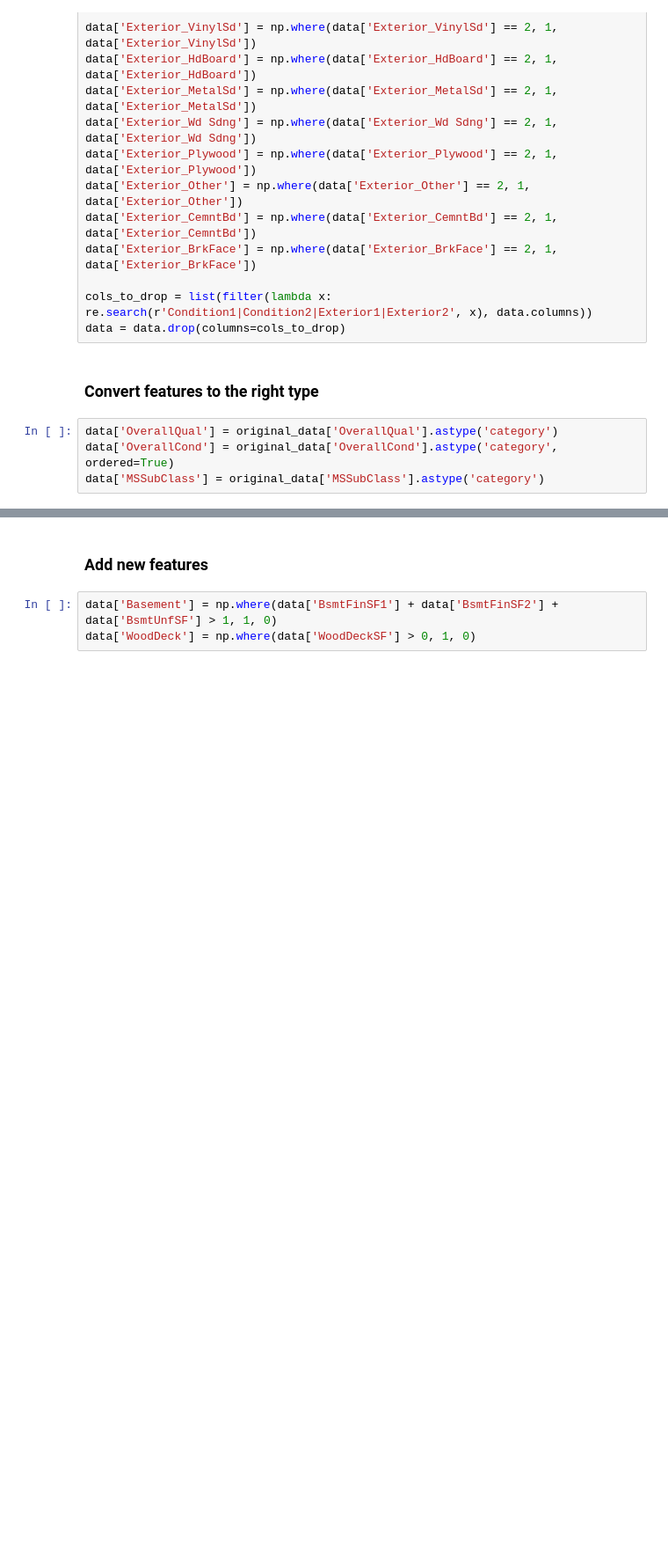
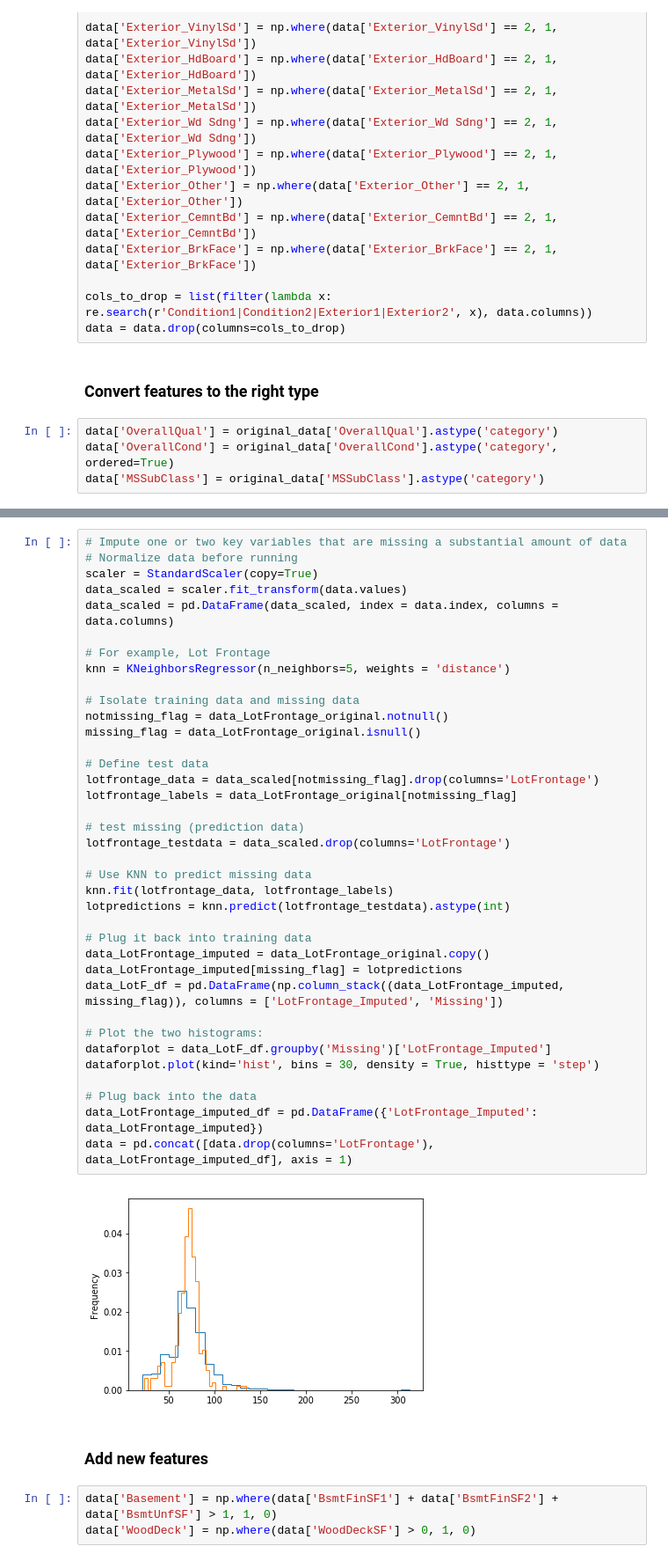
Before and after one commit to emrapport/w207_final_proj, a Jupyter notebook: Working Final Notebook_FeatureEngs.ipynb, the cells around one changed output, grey strips where cells are left out. Shown: that part at 88% size. Saved outputs shown, nothing was run; the diff lists cells and outputs as text; blank space fills up the shorter version.

```diff
--- a/Working Final Notebook_FeatureEngs.ipynb
+++ b/Working Final Notebook_FeatureEngs.ipynb
@@ -207,3 +219,42 @@ data['MSSubClass'] = original_data['MSSubClass'].astype('category')
+# %%
+# Impute one or two key variables that are missing a substantial amount of data
+# Normalize data before running
+scaler = StandardScaler(copy=True)
+data_scaled = scaler.fit_transform(data.values)
+data_scaled = pd.DataFrame(data_scaled, index = data.index, columns = data.columns)
+
+# For example, Lot Frontage
+knn = KNeighborsRegressor(n_neighbors=5, weights = 'distance')
+
+# Isolate training data and missing data
+notmissing_flag = data_LotFrontage_original.notnull()
+missing_flag = data_LotFrontage_original.isnull()
+
+# Define test data
+lotfrontage_data = data_scaled[notmissing_flag].drop(columns='LotFrontage')
+lotfrontage_labels = data_LotFrontage_original[notmissing_flag]
+
+# test missing (prediction data)
+lotfrontage_testdata = data_scaled.drop(columns='LotFrontage')
+
+# Use KNN to predict missing data
+knn.fit(lotfrontage_data, lotfrontage_labels)
+lotpredictions = knn.predict(lotfrontage_testdata).astype(int)
+
+# Plug it back into training data
+data_LotFrontage_imputed = data_LotFrontage_original.copy()
+data_LotFrontage_imputed[missing_flag] = lotpredictions
+data_LotF_df = pd.DataFrame(np.column_stack((data_LotFrontage_imputed, missing_flag)), columns = ['LotFrontage_Imputed', 'Missing'])
+
+# Plot the two histograms:
+dataforplot = data_LotF_df.groupby('Missing')['LotFrontage_Imputed']
+dataforplot.plot(kind='hist', bins = 30, density = True, histtype = 'step')
+
+# Plug back into the data
+data_LotFrontage_imputed_df = pd.DataFrame({'LotFrontage_Imputed': data_LotFrontage_imputed})
+data = pd.concat([data.drop(columns='LotFrontage'), data_LotFrontage_imputed_df], axis = 1)
+# %% [output]
+[figure, added]
 # %% [markdown]
 ### Add new features
 # %%
```
Also changed, not shown: parts of 21 cells of this notebook, 2 other files.
